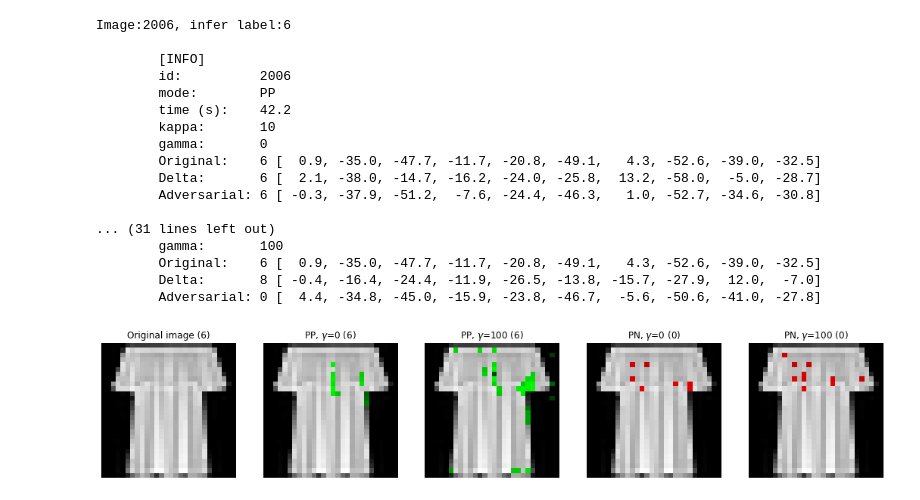
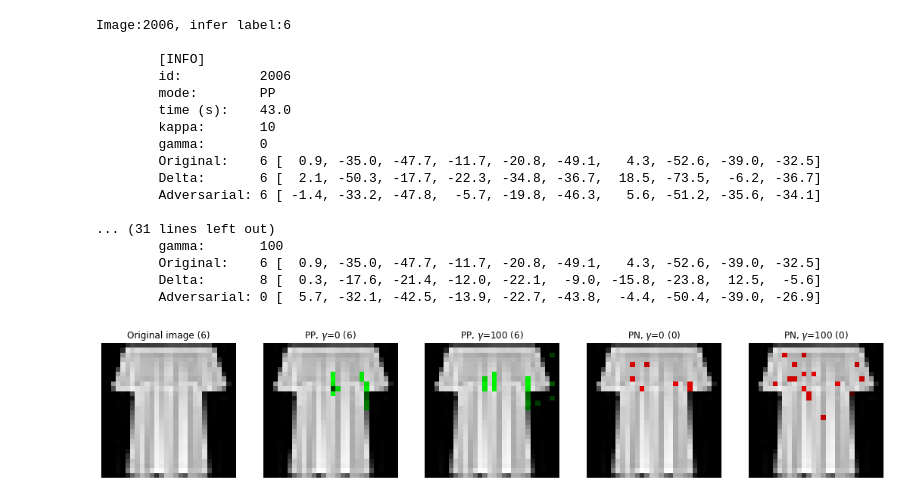
Before and after one commit to TimO96/RE-CEM, a Jupyter notebook: example.ipynb, the cells around one changed output. Saved outputs shown, nothing was run; the diff lists cells and outputs as text; code cells hidden in the pictures.

```diff
--- a/example.ipynb
+++ b/example.ipynb
@@ -30,21 +51,21 @@ Image:2953, infer label:5
 # %%
-fmnist.show_array(2006, max_iter=1000)
+fmnist.show_array(2006, kappa=10, max_iter=1000)
 # %% [output]
 Image:2006, infer label:6
 
         [INFO]
         id:          2006
         mode:        PP
-        time (s):    42.2
+        time (s):    43.0
         kappa:       10
         gamma:       0
         Original:    6 [  0.9, -35.0, -47.7, -11.7, -20.8, -49.1,   4.3, -52.6, -39.0, -32.5]
-        Delta:       6 [  2.1, -38.0, -14.7, -16.2, -24.0, -25.8,  13.2, -58.0,  -5.0, -28.7]
-        Adversarial: 6 [ -0.3, -37.9, -51.2,  -7.6, -24.4, -46.3,   1.0, -52.7, -34.6, -30.8]
+        Delta:       6 [  2.1, -50.3, -17.7, -22.3, -34.8, -36.7,  18.5, -73.5,  -6.2, -36.7]
+        Adversarial: 6 [ -1.4, -33.2, -47.8,  -5.7, -19.8, -46.3,   5.6, -51.2, -35.6, -34.1]
 
 ... (31 lines left out)
         gamma:       100
         Original:    6 [  0.9, -35.0, -47.7, -11.7, -20.8, -49.1,   4.3, -52.6, -39.0, -32.5]
-        Delta:       8 [ -0.4, -16.4, -24.4, -11.9, -26.5, -13.8, -15.7, -27.9,  12.0,  -7.0]
-        Adversarial: 0 [  4.4, -34.8, -45.0, -15.9, -23.8, -46.7,  -5.6, -50.6, -41.0, -27.8]
+        Delta:       8 [  0.3, -17.6, -21.4, -12.0, -22.1,  -9.0, -15.8, -23.8,  12.5,  -5.6]
+        Adversarial: 0 [  5.7, -32.1, -42.5, -13.9, -22.7, -43.8,  -4.4, -50.4, -39.0, -26.9]
-[figure, old version]
+[figure, new version]
```
Also changed, not shown: parts of 3 cells of this notebook, 2 other files.
